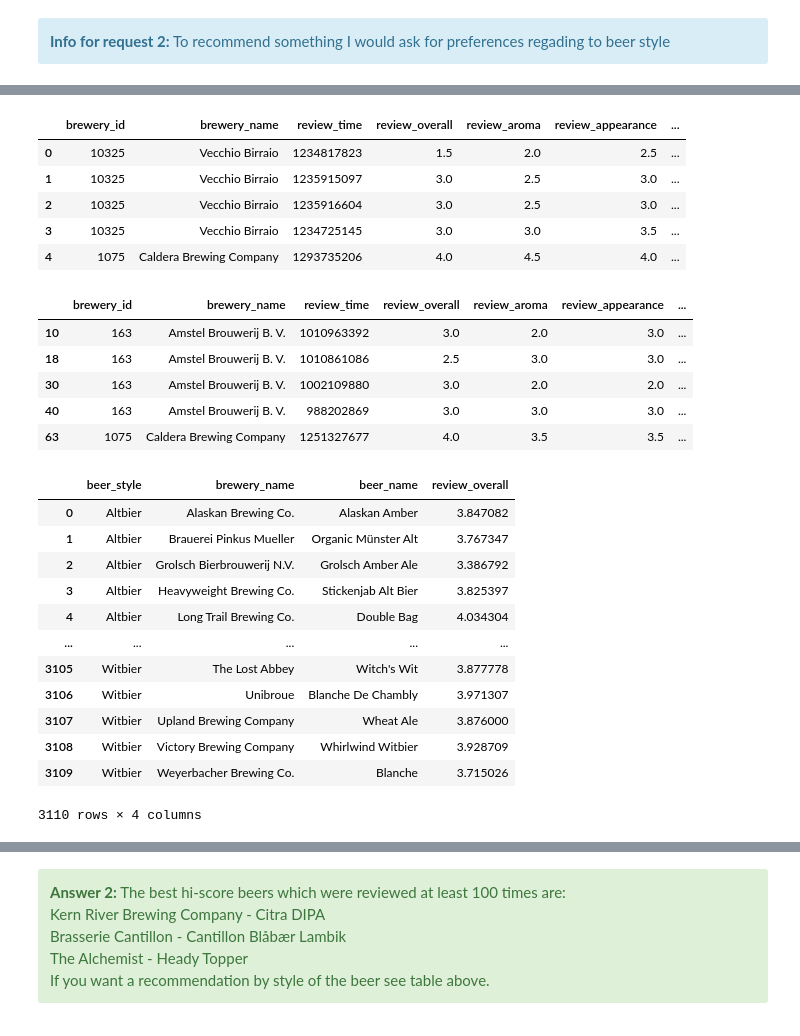
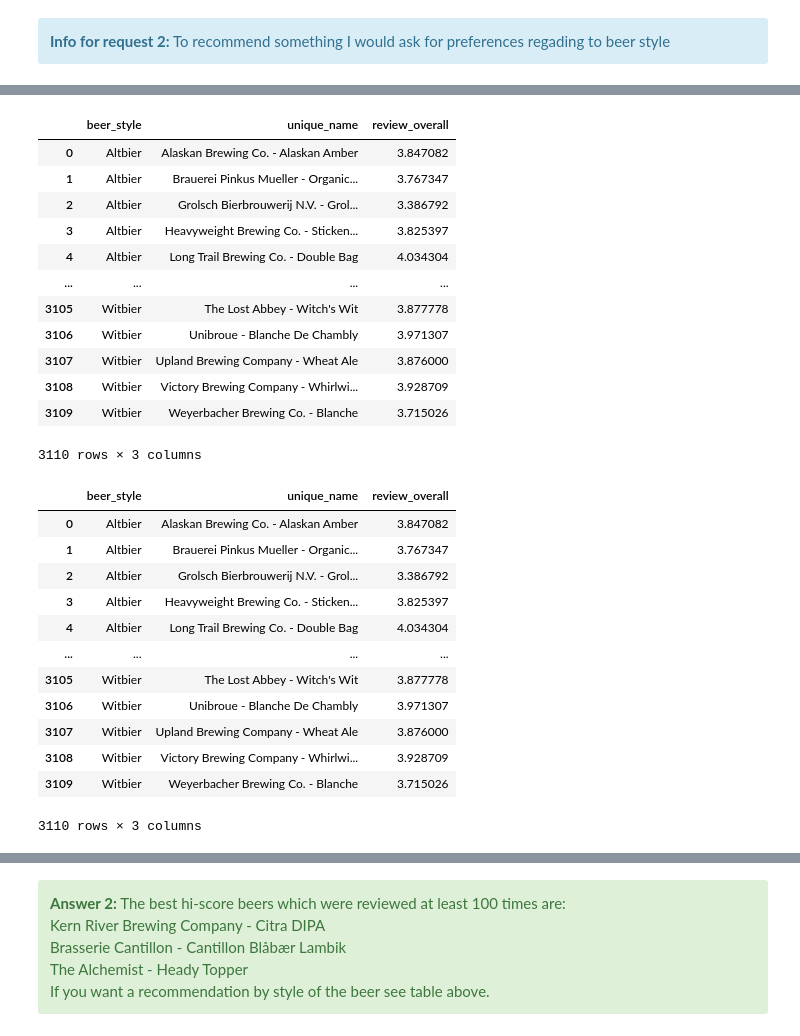
Before and after one commit to dizzit84/Beers, a Jupyter notebook: Beers_task.ipynb, the cells around one changed output, grey strips where cells are left out. Drawn from its saved outputs; the diff is of its cells as text; code cells hidden in the pictures.

```diff
--- a/Beers_task.ipynb
+++ b/Beers_task.ipynb
@@ -130,5 +242,2 @@ review_number
 # %%
-less_than_100 = review_number[['brewery_name','beer_name']].loc[review_number['review_time']<100]
+less_than_100 = review_number['unique_name'].loc[review_number['review_time']<100].tolist()
-# %%
-less_than_100['unique']=review_number['brewery_name']+review_number['beer_name']
-less_than_100
@@ -149,40 +244,35 @@ less_than_100
-# %%
-data['unique']=data['brewery_name']+data['beer_name']
-data.head()
-# %% [output]
-|  | brewery_id | brewery_name | review_time | review_overall | review_aroma | review_appearance | ... |
-| 0 | 10325 | Vecchio Birraio | 1234817823 | 1.5 | 2.0 | 2.5 | ... |
-| 1 | 10325 | Vecchio Birraio | 1235915097 | 3.0 | 2.5 | 3.0 | ... |
-| 2 | 10325 | Vecchio Birraio | 1235916604 | 3.0 | 2.5 | 3.0 | ... |
-| 3 | 10325 | Vecchio Birraio | 1234725145 | 3.0 | 3.0 | 3.5 | ... |
-| 4 | 1075 | Caldera Brewing Company | 1293735206 | 4.0 | 4.5 | 4.0 | ... |
 # %%
-data_filtered = data.loc[~data['unique'].isin(less_than_100['unique'].tolist())]
-data_filtered.head()
+data_filtered = data.loc[~data['unique_name'].isin(less_than_100)]
-# %% [output]
-|  | brewery_id | brewery_name | review_time | review_overall | review_aroma | review_appearance | ... |
-| 10 | 163 | Amstel Brouwerij B. V. | 1010963392 | 3.0 | 2.0 | 3.0 | ... |
-| 18 | 163 | Amstel Brouwerij B. V. | 1010861086 | 2.5 | 3.0 | 3.0 | ... |
-| 30 | 163 | Amstel Brouwerij B. V. | 1002109880 | 3.0 | 2.0 | 2.0 | ... |
-| 40 | 163 | Amstel Brouwerij B. V. | 988202869 | 3.0 | 3.0 | 3.0 | ... |
-| 63 | 1075 | Caldera Brewing Company | 1251327677 | 4.0 | 3.5 | 3.5 | ... |
 # %%
-a = data_filtered.groupby(by=(['beer_style','brewery_name','beer_name']))['review_overall'].mean().reset_index()
+a = data_filtered.groupby(by=(['beer_style','unique_name']))['review_overall'].mean().reset_index()
 a
 # %% [output]
-|  | beer_style | brewery_name | beer_name | review_overall |
-| 0 | Altbier | Alaskan Brewing Co. | Alaskan Amber | 3.847082 |
-| 1 | Altbier | Brauerei Pinkus Mueller | Organic Münster Alt | 3.767347 |
-| 2 | Altbier | Grolsch Bierbrouwerij N.V. | Grolsch Amber Ale | 3.386792 |
-| 3 | Altbier | Heavyweight Brewing Co. | Stickenjab Alt Bier | 3.825397 |
-| 4 | Altbier | Long Trail Brewing Co. | Double Bag | 4.034304 |
-| ... | ... | ... | ... | ... |
-| 3105 | Witbier | The Lost Abbey | Witch's Wit | 3.877778 |
-| 3106 | Witbier | Unibroue | Blanche De Chambly | 3.971307 |
-| 3107 | Witbier | Upland Brewing Company | Wheat Ale | 3.876000 |
-| 3108 | Witbier | Victory Brewing Company | Whirlwind Witbier | 3.928709 |
-| 3109 | Witbier | Weyerbacher Brewing Co. | Blanche | 3.715026 |
+|  | beer_style | unique_name | review_overall |
+| 0 | Altbier | Alaskan Brewing Co. - Alaskan Amber | 3.847082 |
+| 1 | Altbier | Brauerei Pinkus Mueller - Organic... | 3.767347 |
+| 2 | Altbier | Grolsch Bierbrouwerij N.V. - Grol... | 3.386792 |
+| 3 | Altbier | Heavyweight Brewing Co. - Sticken... | 3.825397 |
+| 4 | Altbier | Long Trail Brewing Co. - Double Bag | 4.034304 |
+| ... | ... | ... | ... |
+| 3105 | Witbier | The Lost Abbey - Witch's Wit | 3.877778 |
+| 3106 | Witbier | Unibroue - Blanche De Chambly | 3.971307 |
+| 3107 | Witbier | Upland Brewing Company - Wheat Ale | 3.876000 |
+| 3108 | Witbier | Victory Brewing Company - Whirlwi... | 3.928709 |
+| 3109 | Witbier | Weyerbacher Brewing Co. - Blanche | 3.715026 |
-3110 rows × 4 columns
+3110 rows × 3 columns
+|  | beer_style | unique_name | review_overall |
+| 0 | Altbier | Alaskan Brewing Co. - Alaskan Amber | 3.847082 |
+| 1 | Altbier | Brauerei Pinkus Mueller - Organic... | 3.767347 |
+| 2 | Altbier | Grolsch Bierbrouwerij N.V. - Grol... | 3.386792 |
+| 3 | Altbier | Heavyweight Brewing Co. - Sticken... | 3.825397 |
+| 4 | Altbier | Long Trail Brewing Co. - Double Bag | 4.034304 |
+| ... | ... | ... | ... |
+| 3105 | Witbier | The Lost Abbey - Witch's Wit | 3.877778 |
+| 3106 | Witbier | Unibroue - Blanche De Chambly | 3.971307 |
+| 3107 | Witbier | Upland Brewing Company - Wheat Ale | 3.876000 |
+| 3108 | Witbier | Victory Brewing Company - Whirlwi... | 3.928709 |
+| 3109 | Witbier | Weyerbacher Brewing Co. - Blanche | 3.715026 |
+3110 rows × 3 columns
 # %%
 #wrunek konieczny srednia ocen conajmniej 4.2
 a = a.loc[a['review_overall']>=4.2]
```
Also changed, not shown: parts of 28 cells of this notebook.
